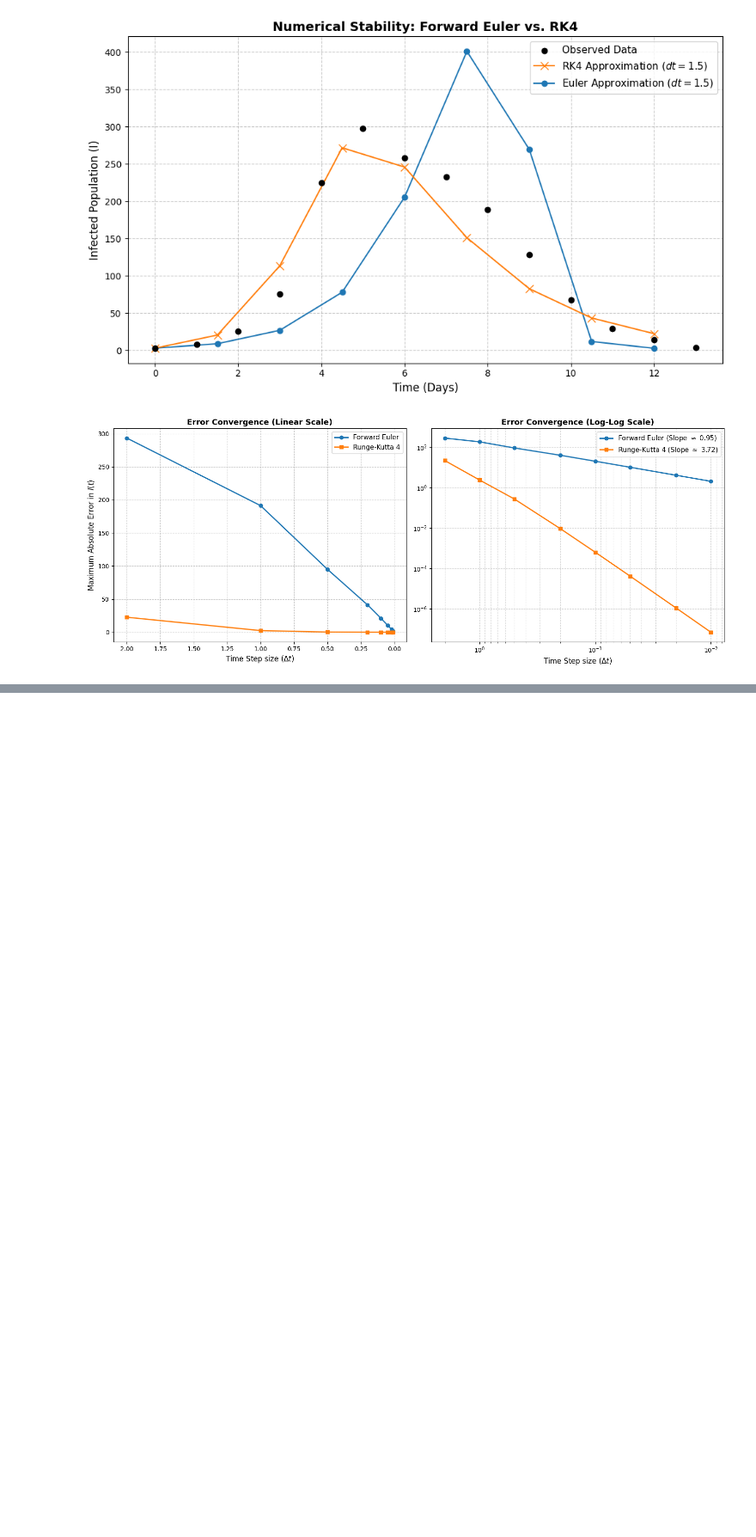
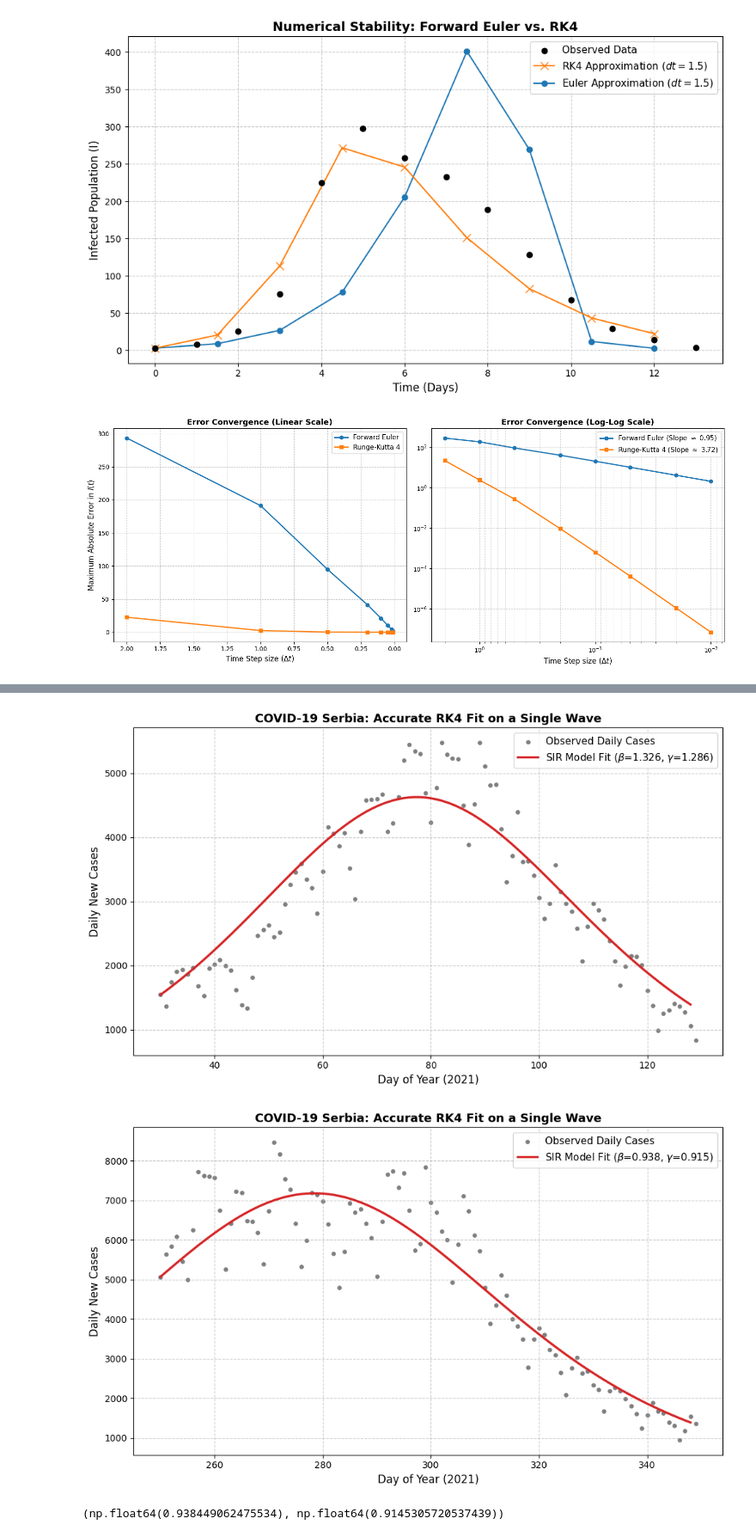
Before and after one commit to milican04/Mathematical-Modeling-of-Epidemic-Spread-Using-the-SIR-Model, a Jupyter notebook: Models/SIR_model.ipynb, the cells around one changed output, grey strips where cells are left out. Shown at 86% size. Drawn from its saved outputs; the diff is of its cells as text; code cells hidden in the pictures; blank space fills up the shorter version.

```diff
--- a/Models/SIR_model.ipynb
+++ b/Models/SIR_model.ipynb
@@ -240,0 +288,24 @@ plot_convergence_comparison(
+# %%
+plot_model_simple(
+    csv_file=covid_file,
+    total_population=N_serbia,
+    start_day=30,
+    duration=100,
+    solver_func=solve_sir_rk4,
+    plot_title='COVID-19 Serbia: Accurate RK4 Fit on a Single Wave'
+)
+
+
+
+plot_model_simple(
+    csv_file=covid_file,
+    total_population=N_serbia,
+    start_day=250,
+    duration=100,
+    solver_func=solve_sir_rk4,
+    plot_title='COVID-19 Serbia: Accurate RK4 Fit on a Single Wave'
+)
+# %% [output]
+[figure, added]
+[figure, added]
+(np.float64(0.938449062475534), np.float64(0.9145305720537439))
```
Also changed, not shown: parts of 4 cells of this notebook, 7 other files.
